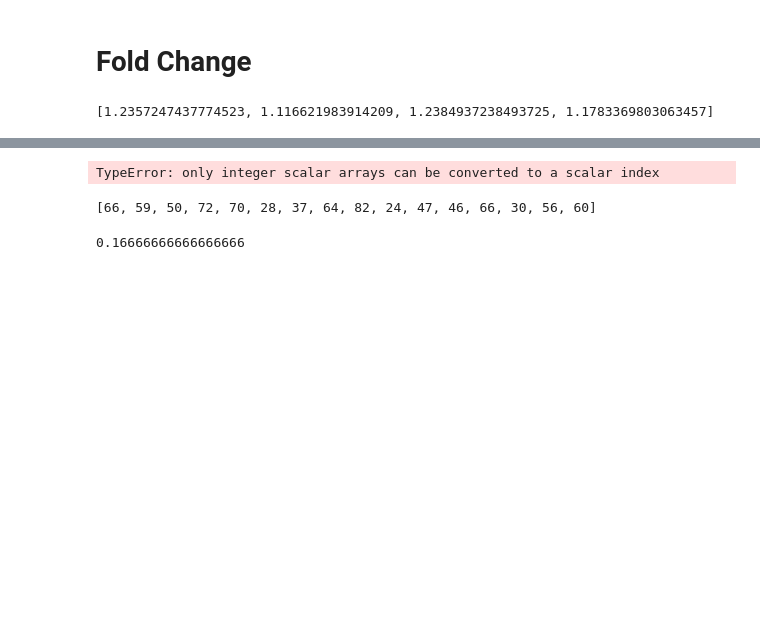
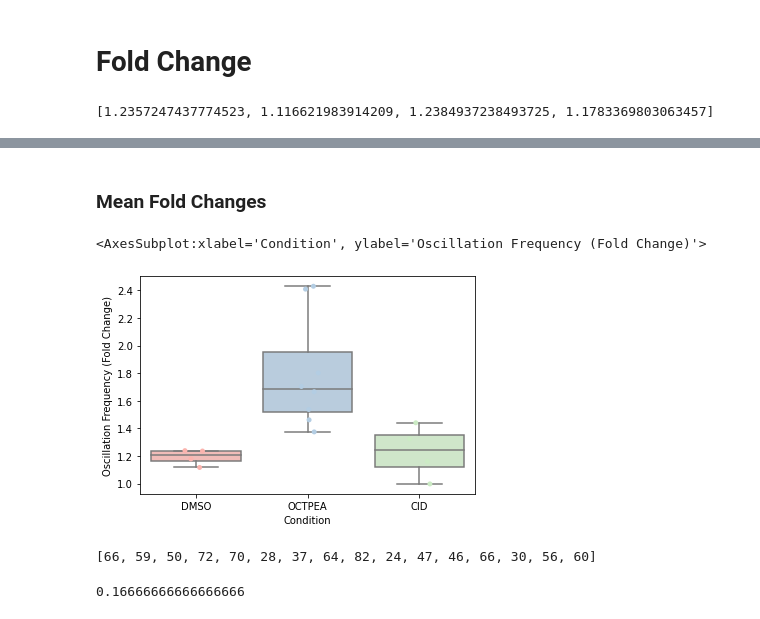
Before and after one commit to sarahigarza/Vollum_Python_ClassProj, a Jupyter notebook: live imaging with probes analysis(base).ipynb, the cells around one changed output, grey strips where cells are left out. Cells and saved outputs as stored; diff of their text form; code cells hidden in the pictures; blank space fills up the shorter version.

```diff
--- a/live imaging with probes analysis(base).ipynb
+++ b/live imaging with probes analysis(base).ipynb
@@ -239,8 +240,0 @@ for i in OCTPEA:
-# %%
-CID_prepeaks=[]
-CID_postpeaks=[]
-for i in CID:
-    b=find_prepeaks(i)
-    CID_prepeaks.append(b)
-    c=find_postpeaks(i)
-    CID_postpeaks.append(c)
@@ -247,6 +244,8 @@ for i in CID:
 # %% [markdown]
 # Fold Change
 # %%
+DMSO_prepeaks=peaks_before_flash[:4]
+DMSO_postpeaks=peaks_after_flash[:4]
 DMSO_foldchanges=[]
 for i in range(len(DMSO_prepeaks)):
     foldchange=DMSO_postpeaks[i]/DMSO_prepeaks[i]
@@ -264,14 +268,15 @@ def foldchanges(pre,post):
+# %%
+OCTPEA_prepeaks=peaks_before_flash[4:12]
+OCT_postpeaks=peaks_after_flash[4:12]
+CID_prepeaks=peaks_before_flash[12:16]
+CID_postpeaks=peaks_after_flash[12:16]
 # %%
 DMSO_foldchanges=foldchanges(DMSO_prepeaks,DMSO_postpeaks)
 OCTPEA_foldchanges=foldchanges(OCTPEA_prepeaks, OCTPEA_postpeaks)
 CID_foldchanges=foldchanges(CID_prepeaks, CID_postpeaks)
+# %% [markdown]
+### Mean Fold Changes
 # %%
-allprepeaks= []
-all_cells_prepeaks=list()
-for i in range(data_ins[4]):
-    for cell  in range(i.shape[1]):                   #here if I dind one peak mtg my y condition, I eliminate all peaks 2 positions to the left and right
-        findprepeak= detect_peaks(i[:UV1f,cell], mph=ypeakthreshold, mpd=xpeakthreshold) #find peaks withindataset and generate an array
-        allprepeaks.append(findprepeak)
-        all_cells_prepeaks.append(len(findprepeak))
+def meanfoldchange(foldchange_list):
+    mean_foldchange=sum(foldchange_list)/len(foldchange_list)
+    return mean_foldchange
-# %% [output]
-TypeError: only integer scalar arrays can be converted to a scalar index
@@ -278,3 +287,13 @@ TypeError: only integer scalar arrays can be converted to a scalar index
+# %%
+allfolds={'DMSO' : DMSO_foldchanges,'OCTPEA' : OCTPEA_foldchanges,'CID' : CID_foldchanges}
+folds=pd.DataFrame({ key:pd.Series(value) for key, value in allfolds.items() })
+# %%
+b=sns.boxplot(data=folds,palette='Pastel1')
+b.set(xlabel='Condition',ylabel='Oscillation Frequency (Fold Change)')
+sns.stripplot(data=folds, palette="Pa")
+# %% [output]
+<AxesSubplot:xlabel='Condition', ylabel='Oscillation Frequency (Fold Change)'>
+[figure, added]
 # %%
 data_ins= []
 conditions = []
```
Also changed, not shown: parts of 16 cells of this notebook.
